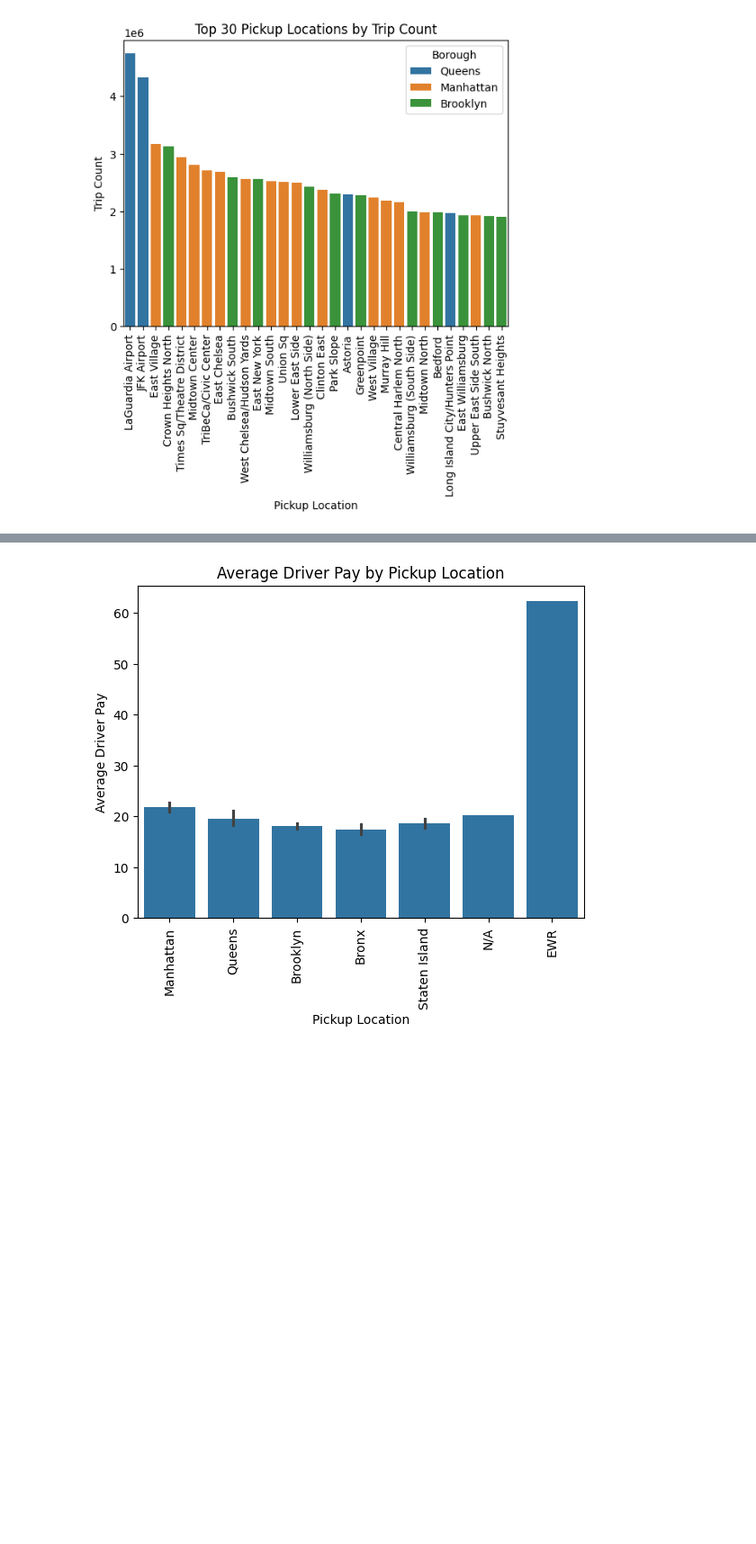
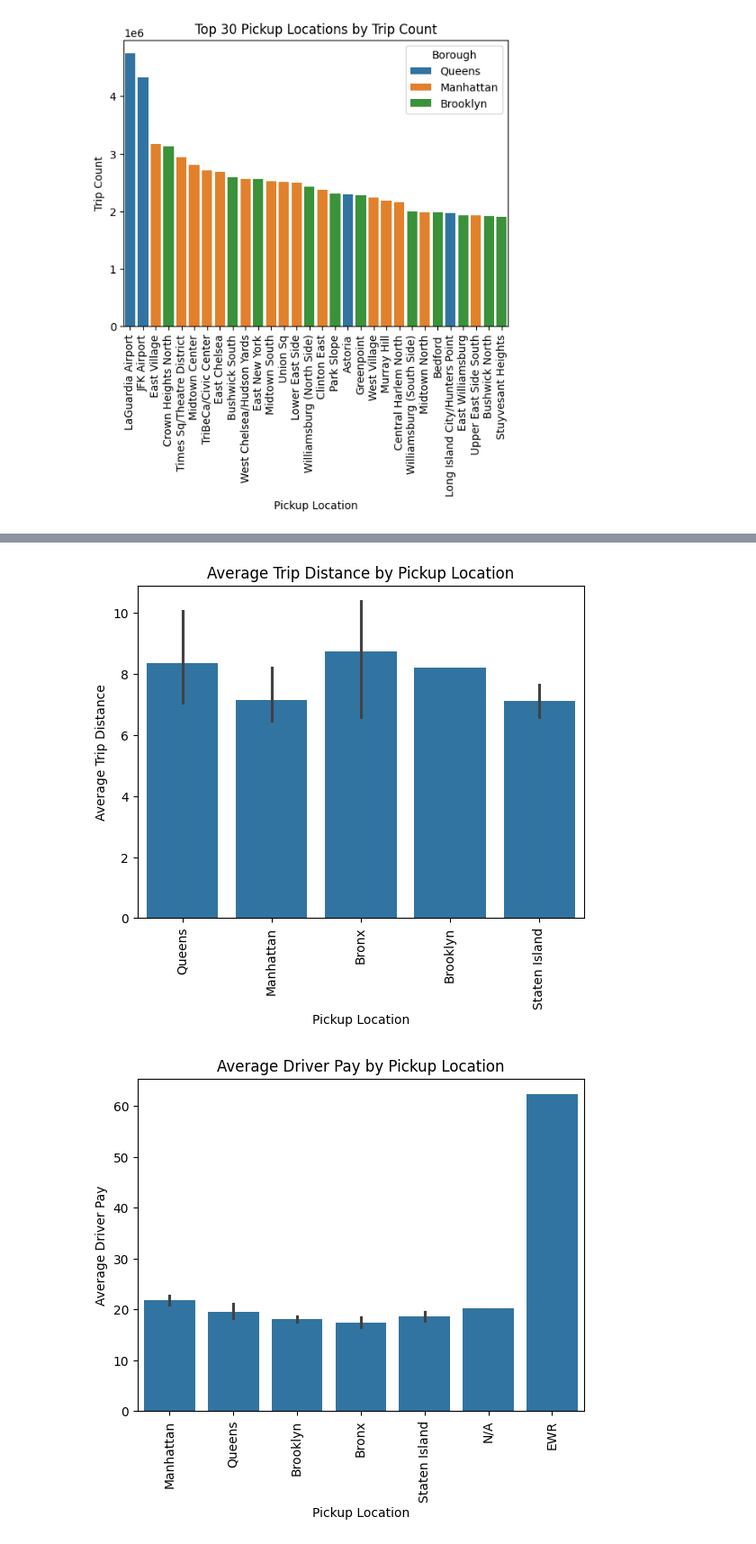
Before and after one commit to 4ct1o/nyc-tlc-interactive-heatmap, a Jupyter notebook: 02_notebooks/01_eda.ipynb, the cells around one changed output, grey strips where cells are left out. Shown at 90% size. Cells and saved outputs as stored; diff of their text form; code cells hidden in the pictures; blank space fills up the shorter version.

```diff
--- a/02_notebooks/01_eda.ipynb
+++ b/02_notebooks/01_eda.ipynb
@@ -184,3 +207,13 @@ plt.show()
+# %%
+sns.barplot(data=average_trip_distance_by_pickup_location.sort_values('avg_trip_distance', ascending=False).head(30),
+            x='borough', y='avg_trip_distance')
+plt.title('Average Trip Distance by Pickup Location')
+plt.xlabel('Pickup Location')
+plt.ylabel('Average Trip Distance')
+plt.xticks(rotation=90)
+plt.show()
+# %% [output]
+[figure, added]
 # %%
 # Average driver pay by pickup location
 
```
Also changed, not shown: parts of 4 cells of this notebook.
